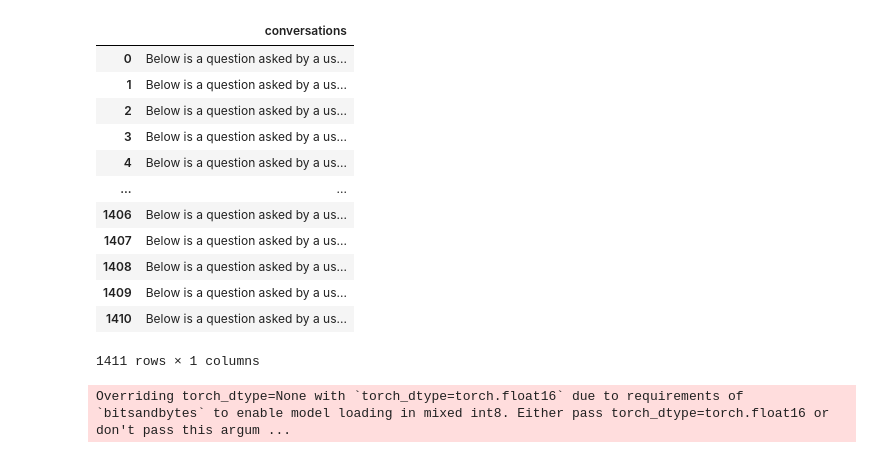
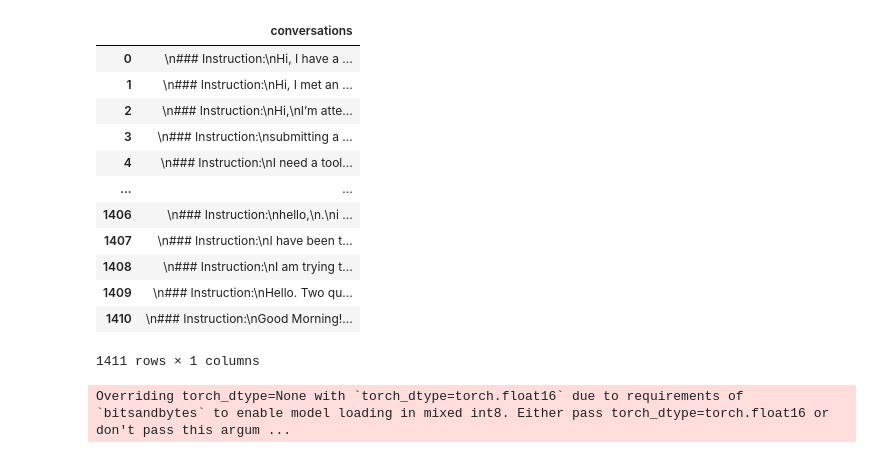
Before and after one commit to uwwint/discourse-scraper, a Jupyter notebook: llama2/fine-tune.ipynb, the cells around one changed output. Saved outputs shown, nothing was run; the diff lists cells and outputs as text; code cells hidden in the pictures.

Commit message:
arrange conversations

```diff
--- a/llama2/fine-tune.ipynb
+++ b/llama2/fine-tune.ipynb
@@ -4,43 +4,62 @@ import json
 # %%
 with open("../out/data.json") as fout:
     raw_data = json.load(fout)
 
-user_template = """ Below is a question asked by a user: \n
+#user_template = """ Below is a question asked by a user: \n
 ### Instruction:
 {}
+#"""
+
+user_template = """### Instruction:
+{} \n
 """
 
-system_template = """### Response by the system to the above instruction: \n
-{}
+context_template = """### Context:
+{} \n
 """
+
+system_template = """### Response: {} \n"""
 
 agg_conversations = []
 for idx_thread, thread in enumerate(raw_data):
     conversations = ""
+    prev_owner = ""
+
     for idx_post in range(len(thread)):
-        post = thread[idx_post]
-        if post["role"] == "user":
-            conversations += user_template.format(post["text"])
-            conversations += "\n"
-        if post["role"] == "system":
-            conversations += system_template.format(post["text"])
-            conversations += "\n"
+        post_curr = thread[idx_post]
+        if post_curr["role"] == "user":
+            if prev_owner == "user":
+                conversations += post_curr["text"]
+            elif prev_owner == "system":
+                conversations += "\n" + user_template.format(post_curr["text"])
+            else:
+                conversations += "\n" + user_template.format(post_curr["text"])
+
+        if post_curr["role"] == "system":
+            if prev_owner == "system":
+                conversations += post_curr["text"]
+            elif prev_owner == "user":
+                conversations += "\n" + system_template.format(post_curr["text"])
+            else:
+                conversations += "\n" + user_template.format(post_curr["text"])
+
+        prev_owner = post_curr["role"]
     agg_conversations.append(conversations)
 
 # create dataframe
 conv_dataframe = pd.DataFrame(agg_conversations, columns=["conversations"])
 conv_dataframe
 # %% [output]
 |  | conversations |
-| 0 | Below is a question asked by a us... |
-| 1 | Below is a question asked by a us... |
-| 2 | Below is a question asked by a us... |
-| 3 | Below is a question asked by a us... |
-| 4 | Below is a question asked by a us... |
+| 0 | \n### Instruction:\nHi, I have a ... |
+| 1 | \n### Instruction:\nHi, I met an ... |
+| 2 | \n### Instruction:\nHi,\nI’m atte... |
+| 3 | \n### Instruction:\nsubmitting a ... |
+| 4 | \n### Instruction:\nI need a tool... |
 | ... | ... |
-| 1406 | Below is a question asked by a us... |
-| 1407 | Below is a question asked by a us... |
-| 1408 | Below is a question asked by a us... |
-| 1409 | Below is a question asked by a us... |
-| 1410 | Below is a question asked by a us... |
+| 1406 | \n### Instruction:\nhello,\n.\ni ... |
+| 1407 | \n### Instruction:\nI have been t... |
+| 1408 | \n### Instruction:\nI am trying t... |
+| 1409 | \n### Instruction:\nHello. Two qu... |
+| 1410 | \n### Instruction:\nGood Morning!... |
 1411 rows × 1 columns
```
Also changed, not shown: parts of 7 cells of this notebook.
